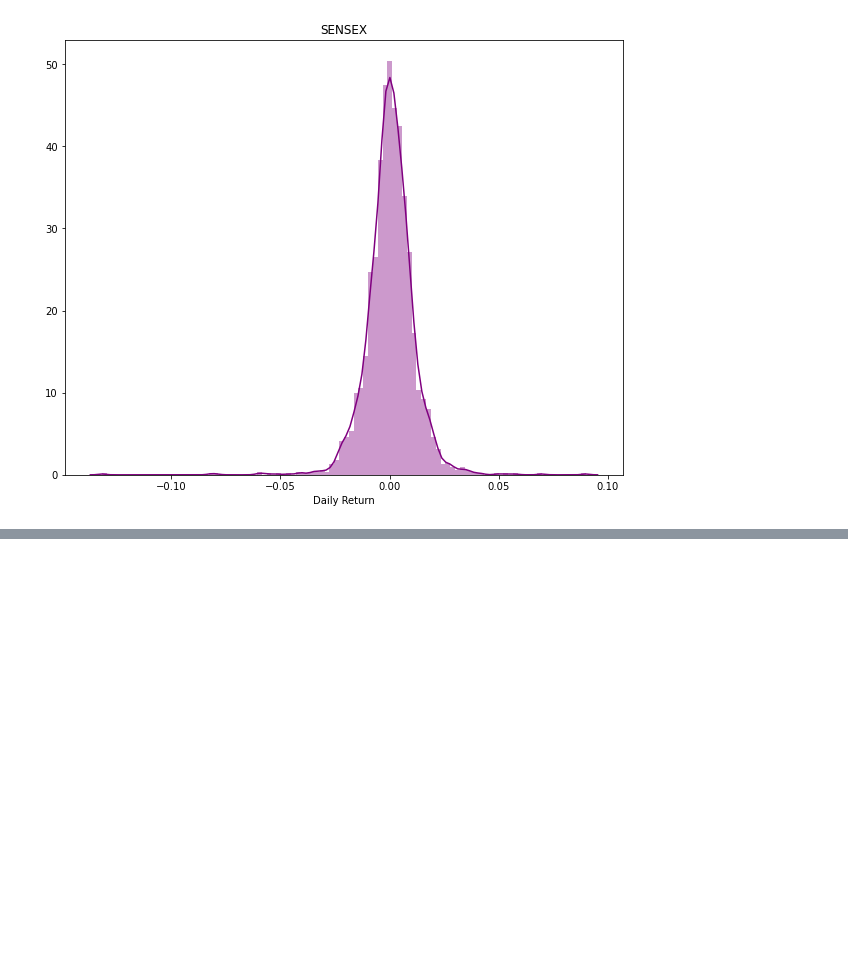
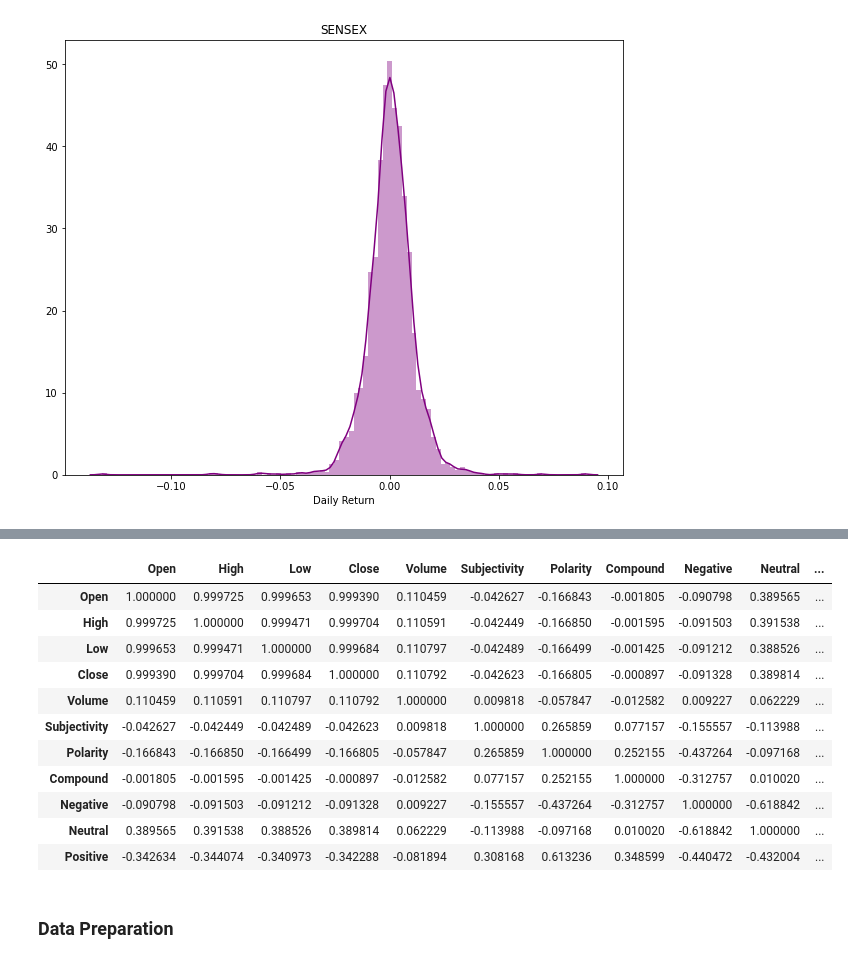
Before and after one commit to Hassan-Ik/Stock_Market_Prediciton_using_Numerical_and_Textual_Analysis, a Jupyter notebook: Stock_Market_Prediction_using_Numerical_and_Textual_Analysis.ipynb, the cells around one changed output, grey strips where cells are left out. Saved outputs shown, nothing was run; the diff lists cells and outputs as text; code cells hidden in the pictures; blank space fills up the shorter version.

```diff
--- a/Stock_Market_Prediction_using_Numerical_and_Textual_Analysis.ipynb
+++ b/Stock_Market_Prediction_using_Numerical_and_Textual_Analysis.ipynb
@@ -517,0 +380,3 @@ model.score(X_test,y_test)
+# %%
+# setting column 'Date' as the index column
+df_merge.set_index('date', inplace= True)
@@ -517,0 +385,3 @@ model.score(X_test,y_test)
+# %%
+dataframe = df_merge.drop(["Adj Close", "MA for 10 days", "MA for 20 days", "MA for 50 days", "Daily Return", "headline_text"], axis=1)
+dataframe.head()
@@ -517,0 +396,18 @@ model.score(X_test,y_test)
+# %%
+## Checking the co-relationship between features and the target variable Label in the dataframe
+dataframe.corr()
+# %% [output]
+|  | Open | High | Low | Close | Volume | Subjectivity | Polarity | Compound | Negative | Neutral | ... |
+| Open | 1.000000 | 0.999725 | 0.999653 | 0.999390 | 0.110459 | -0.042627 | -0.166843 | -0.001805 | -0.090798 | 0.389565 | ... |
+| High | 0.999725 | 1.000000 | 0.999471 | 0.999704 | 0.110591 | -0.042449 | -0.166850 | -0.001595 | -0.091503 | 0.391538 | ... |
+| Low | 0.999653 | 0.999471 | 1.000000 | 0.999684 | 0.110797 | -0.042489 | -0.166499 | -0.001425 | -0.091212 | 0.388526 | ... |
+| Close | 0.999390 | 0.999704 | 0.999684 | 1.000000 | 0.110792 | -0.042623 | -0.166805 | -0.000897 | -0.091328 | 0.389814 | ... |
+| Volume | 0.110459 | 0.110591 | 0.110797 | 0.110792 | 1.000000 | 0.009818 | -0.057847 | -0.012582 | 0.009227 | 0.062229 | ... |
+| Subjectivity | -0.042627 | -0.042449 | -0.042489 | -0.042623 | 0.009818 | 1.000000 | 0.265859 | 0.077157 | -0.155557 | -0.113988 | ... |
+| Polarity | -0.166843 | -0.166850 | -0.166499 | -0.166805 | -0.057847 | 0.265859 | 1.000000 | 0.252155 | -0.437264 | -0.097168 | ... |
+| Compound | -0.001805 | -0.001595 | -0.001425 | -0.000897 | -0.012582 | 0.077157 | 0.252155 | 1.000000 | -0.312757 | 0.010020 | ... |
+| Negative | -0.090798 | -0.091503 | -0.091212 | -0.091328 | 0.009227 | -0.155557 | -0.437264 | -0.312757 | 1.000000 | -0.618842 | ... |
+| Neutral | 0.389565 | 0.391538 | 0.388526 | 0.389814 | 0.062229 | -0.113988 | -0.097168 | 0.010020 | -0.618842 | 1.000000 | ... |
+| Positive | -0.342634 | -0.344074 | -0.340973 | -0.342288 | -0.081894 | 0.308168 | 0.613236 | 0.348599 | -0.440472 | -0.432004 | ... |
+# %% [markdown]
+### Data Preparation
```
Also changed, not shown: parts of 53 cells of this notebook.
